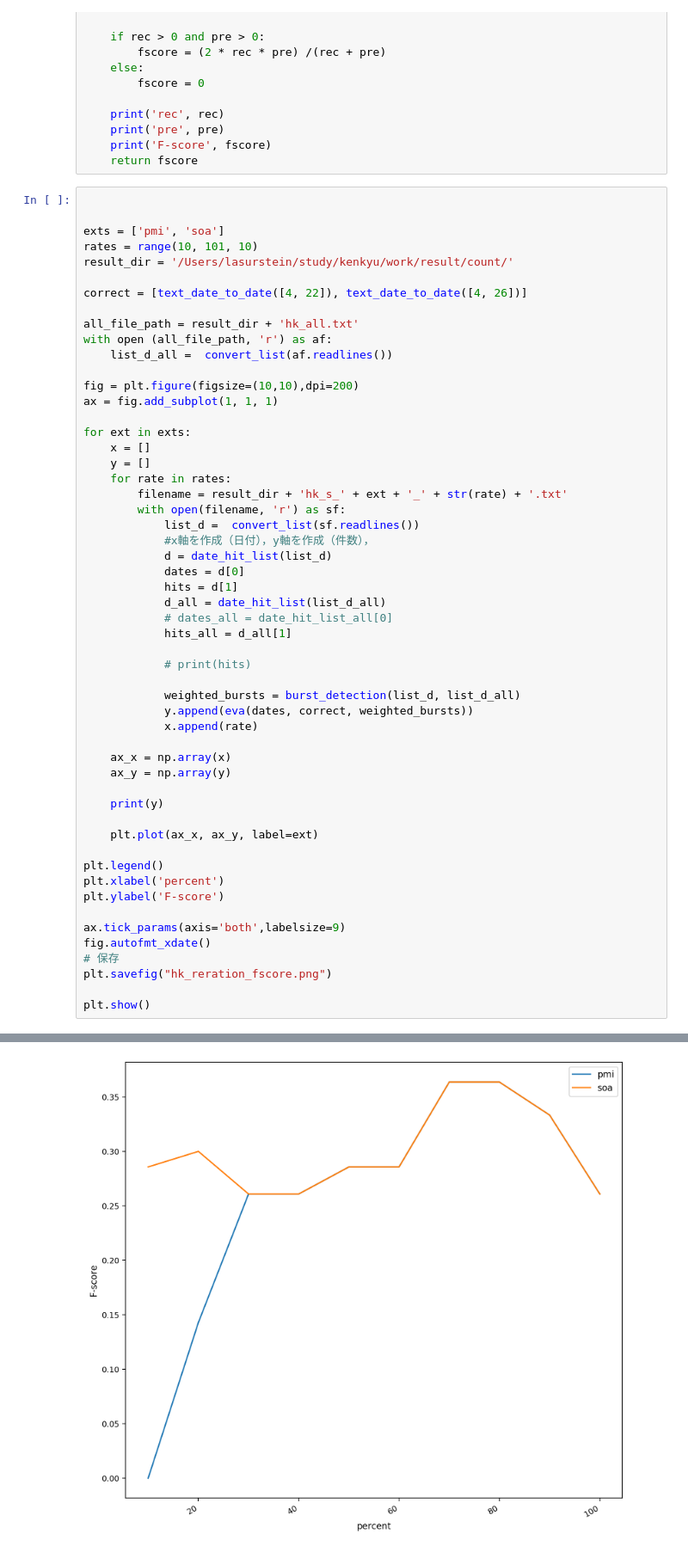
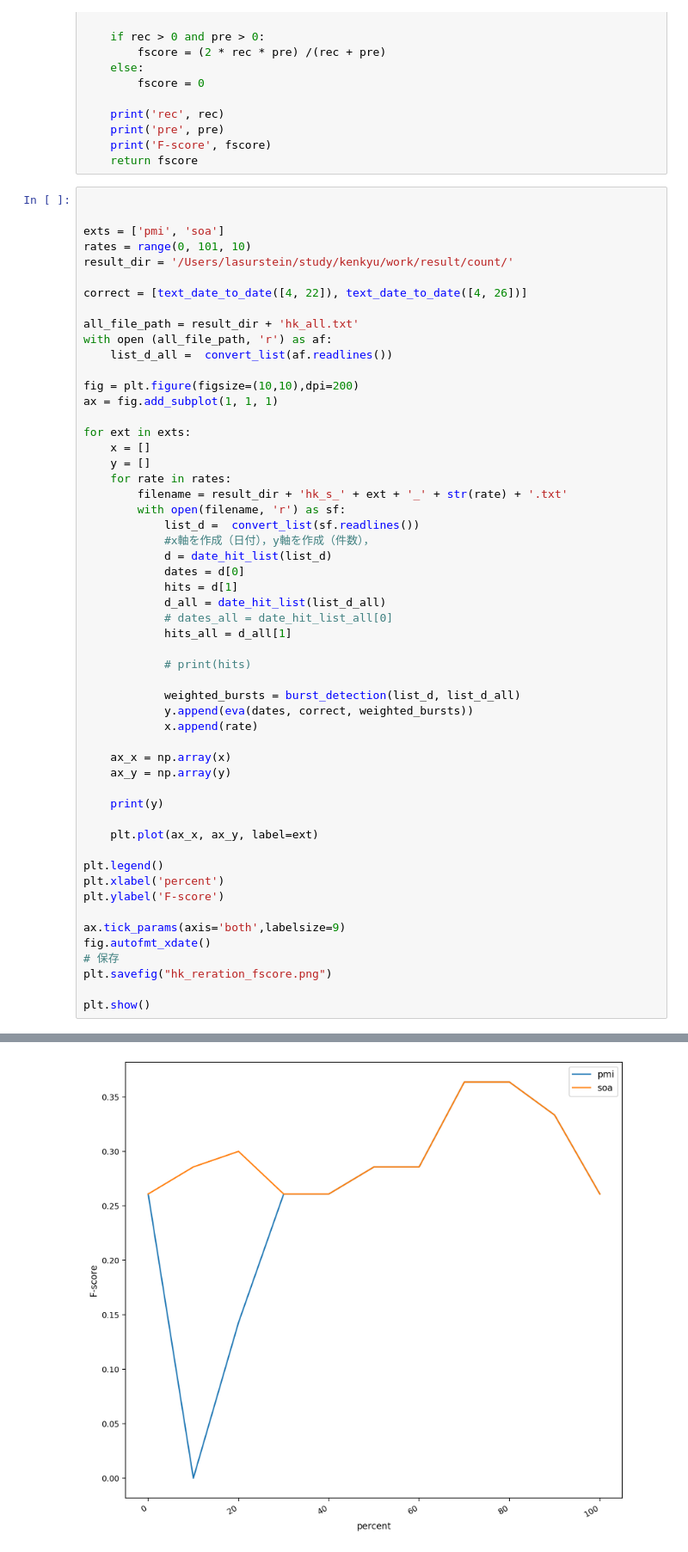
Before and after one commit to lasurstein/work, a Jupyter notebook: burst_test/migoro_test.ipynb, the cells around one changed output, grey strips where cells are left out. Shown at 86% size. Drawn from its saved outputs; the diff is of its cells as text.

```diff
--- a/burst_test/migoro_test.ipynb
+++ b/burst_test/migoro_test.ipynb
@@ -291,7 +291,7 @@ def eva(dates, correct, weighted_bursts):
 
 
 exts = ['pmi', 'soa']
-rates = range(10, 101, 10)
+rates = range(0, 101, 10)
 result_dir = '/Users/lasurstein/study/kenkyu/work/result/count/'
 
 correct = [text_date_to_date([4, 22]), text_date_to_date([4, 26])]
@@ -362,4 +362,4 @@ F-score 0.2608695652173913
-[figure, old version]
+[figure, new version]
 # %%
 plt.figure()
 
```
Also changed, not shown: parts of 1 cell of this notebook, 1 other file.
